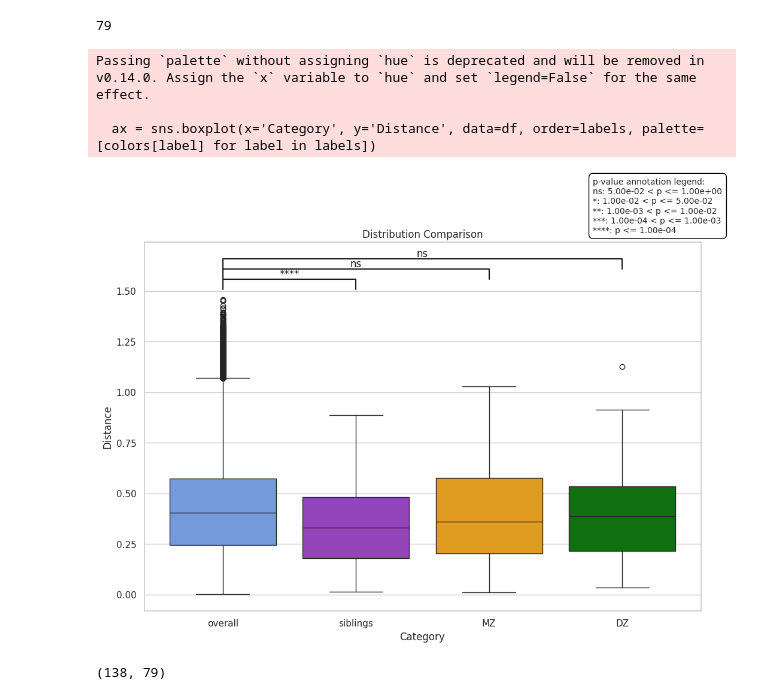
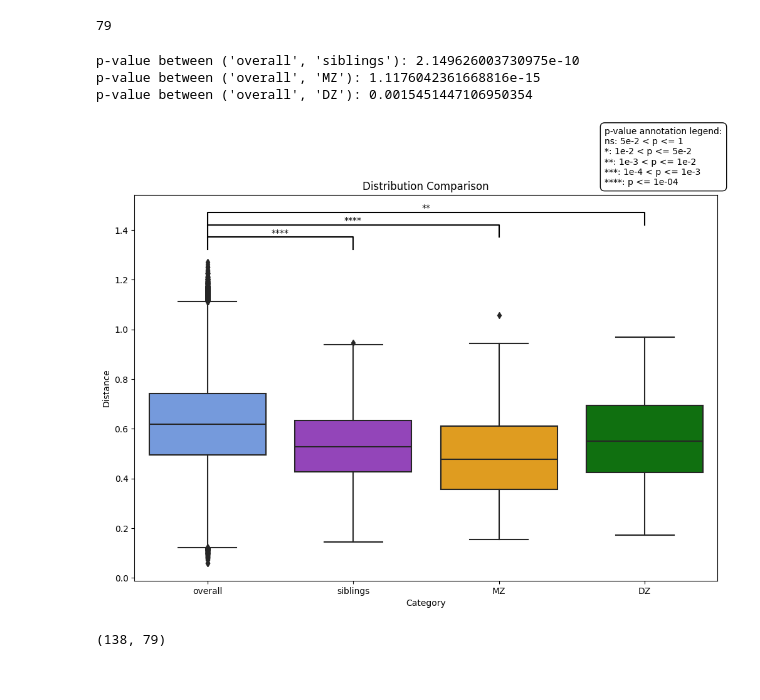
Before and after one commit to neurospin/champollion_V1, a Jupyter notebook: contrastive/notebooks/antoine/HCP_MZ_dist_corr_left_PCS.ipynb, the cells around one changed output. Cells and saved outputs as stored; diff of their text form; code cells hidden in the pictures.

```diff
--- a/contrastive/notebooks/antoine/HCP_MZ_dist_corr_left_PCS.ipynb
+++ b/contrastive/notebooks/antoine/HCP_MZ_dist_corr_left_PCS.ipynb
@@ -381,3 +383,12 @@ embedding = pd.read_csv('/neurospin/dico/adufournet/Runs/05_Heritability_Left_PC
+# %%
+# Embeddings for the ORBITAL region
+
+#embedding = pd.read_csv("/neurospin/dico/adufournet/Runs/08_Heritability_Left_Orbital_HCP_dim256/Output/16-19-26_238/HCP_random_epoch50_embeddings/full_embeddings.csv", index_col=0)
+#embedding = pd.read_csv("/neurospin/dico/adufournet/Runs/08_Heritability_Left_Orbital_HCP_dim256/Output/20-56-02_0/HCP_random_epoch70_embeddings/full_embeddings.csv", index_col=0)
+#embedding = pd.read_csv("/neurospin/dico/adufournet/Runs/08_Heritability_Left_Orbital_HCP_dim256/Output/20-56-02_1/HCP_random_epoch70_embeddings/full_embeddings.csv", index_col=0)
+#embedding = pd.read_csv("/neurospin/dico/adufournet/Runs/08_Heritability_Left_Orbital_HCP_dim256/Output/20-56-02_2/HCP_random_epoch70_embeddings/full_embeddings.csv", index_col=0)
+embedding = pd.read_csv("/neurospin/dico/adufournet/Runs/08_Heritability_Left_Orbital_HCP_dim256/Output/20-56-02_3/HCP_random_epoch70_embeddings/full_embeddings.csv", index_col=0)
+#embedding = pd.read_csv("/neurospin/dico/adufournet/Runs/08_Heritability_Left_Orbital_HCP_dim256/Output/20-03-01_10/HCP_random_epoch50_embeddings/full_embeddings.csv", index_col=0)
 # %%
 dic_rslt = visual_dist_ebd(embedding, 'cosine')# 'chebyshev', 'euclidean', 'cosine'
 # %% [output]
@@ -448,46 +459,47 @@ for (cat1, cat2) in box_pairs:
     data2 = df[df['Category'] == cat2]['Distance']
 
     stat, p = kruskal(data1, data2)
+    print(f"p-value between {(cat1, cat2)}: {p}")
 
     # Define the position for the annotations
     x1, x2 = labels.index(cat1), labels.index(cat2)
     y, col = y_offset, 'k'
 
     plt.plot([x1, x1, x2, x2], [y, y+h, y+h, y], lw=1.5, c=col)
     if p > 0.05:
         significance = "ns"
     elif p > 0.01:
         significance = "*"
     elif p > 0.001:
         significance = "**"
     elif p > 0.0001:
         significance = "***"
     else:
         significance = "****"
 
     plt.text((x1 + x2) * .5, y + h, significance, ha='center', va='bottom', color=col)
 
     y_offset += h  # Increment y position for the next bracket
 
 # Add legend for p-value annotations
 legend_text = (
     "p-value annotation legend:\n"
-    "ns: 5.00e-02 < p <= 1.00e+00\n"
-    "*: 1.00e-02 < p <= 5.00e-02\n"
-    "**: 1.00e-03 < p <= 1.00e-02\n"
-    "***: 1.00e-04 < p <= 1.00e-03\n"
-    "****: p <= 1.00e-04"
+    "ns: 5e-2 < p <= 1\n"
+    "*: 1e-2 < p <= 5e-2\n"
+    "**: 1e-3 < p <= 1e-2\n"
+    "***: 1e-4 < p <= 1e-3\n"
+    "****: p <= 1e-04"
 )
 plt.gcf().text(0.75, 0.9, legend_text, fontsize=10, bbox=dict(facecolor='white', edgecolor='black', boxstyle='round,pad=0.5'))
 
 plt.title('Distribution Comparison')
 plt.ylabel('Distance')
 plt.show()
 # %% [output]
-Passing `palette` without assigning `hue` is deprecated and will be removed in v0.14.0. Assign the `x` variable to `hue` and set `legend=False` for the same effect.
-
-  ax = sns.boxplot(x='Category', y='Distance', data=df, order=labels, palette=[colors[label] for label in labels])
+p-value between ('overall', 'siblings'): 2.149626003730975e-10
+p-value between ('overall', 'MZ'): 1.1176042361668816e-15
+p-value between ('overall', 'DZ'): 0.0015451447106950354
-[figure, old version]
+[figure, new version]
 # %%
 len(dic_rslt['F & M_MZ_dist']), len(dic_rslt['F & M_DZ_dist'])
 # %% [output]
```
Also changed, not shown: parts of 2 cells of this notebook, 6 other files.
